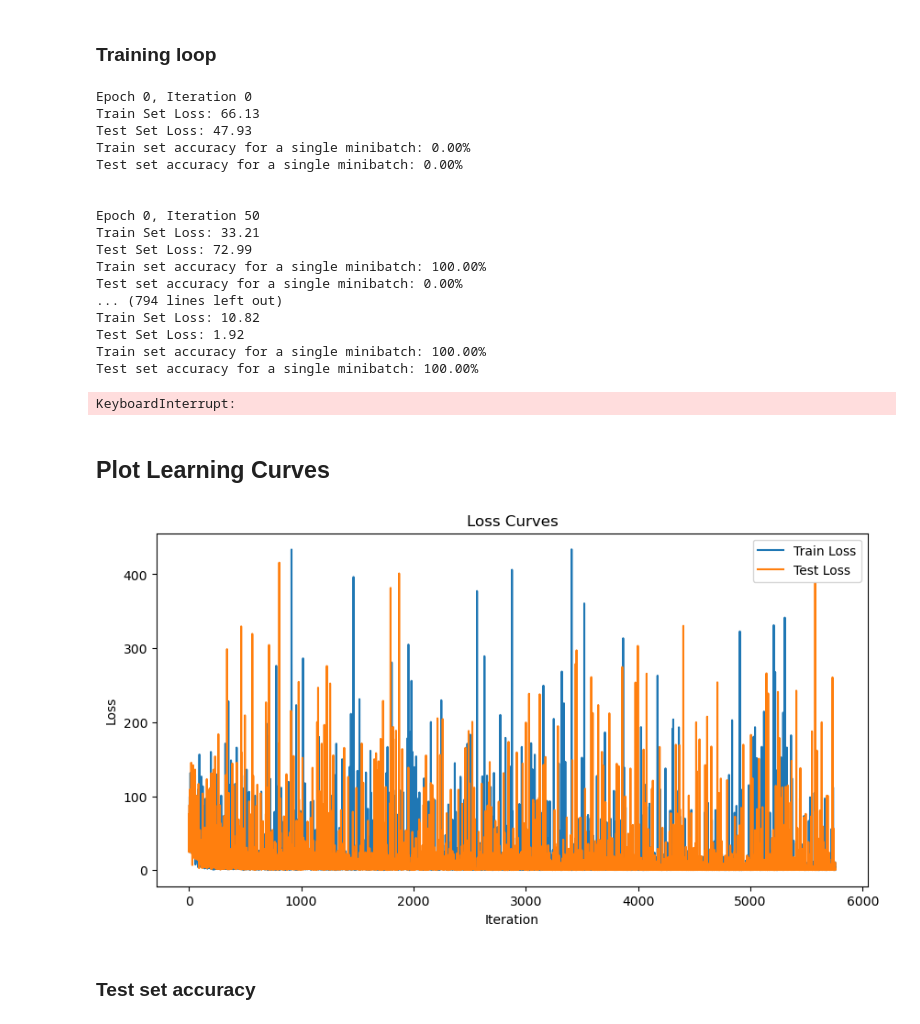
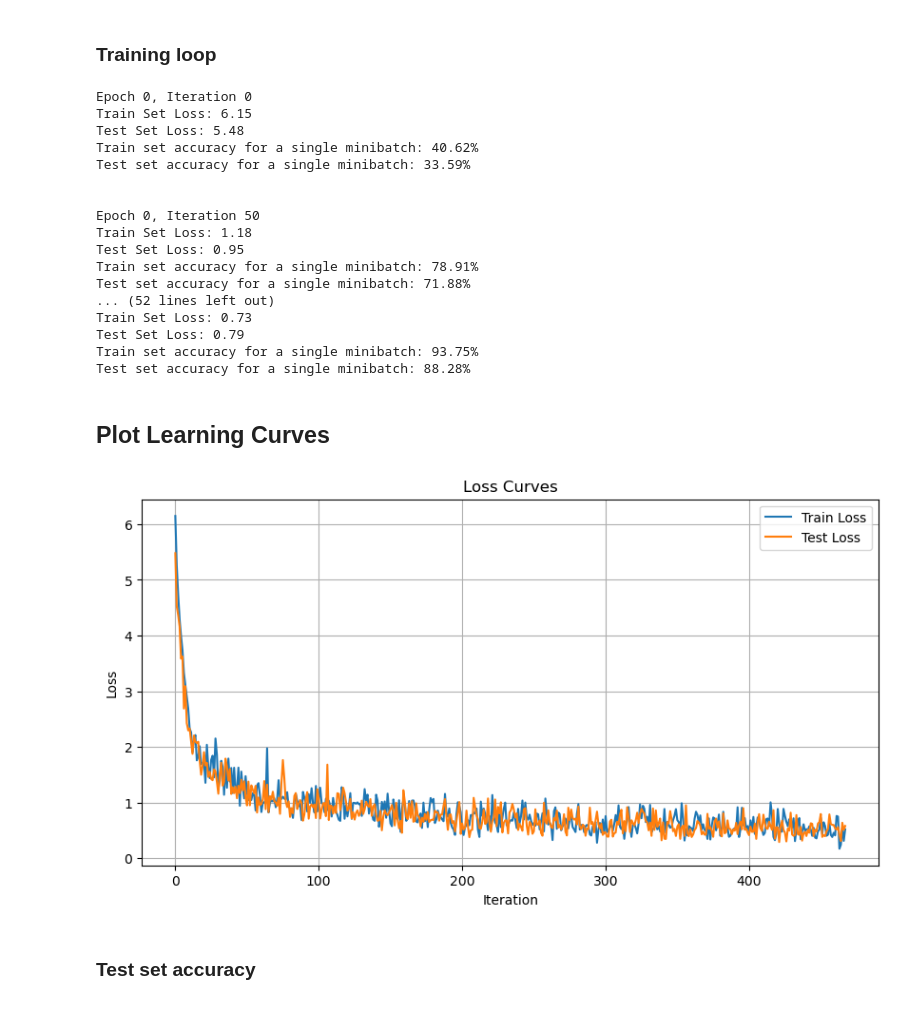
Before and after one commit to jl3720/hw-aware-eprop, a Jupyter notebook: notebooks/mnist_train.ipynb, the cells around one changed output. Drawn from its saved outputs; the diff is of its cells as text; code cells hidden in the pictures.

Commit message:
Trained on N-MNIST dataset w/ BPTT.

```diff
--- a/notebooks/mnist_train.ipynb
+++ b/notebooks/mnist_train.ipynb
@@ -426,7 +427,7 @@ for epoch in range(NUM_EPOCHS):
         net.train()  # Set module to training mode
 
         # Forward pass
-        spk_rec, mem_rec = net(data.view(BATCH_SIZE, -1))
+        spk_rec, mem_rec = net(data)
 
         # Initialise loss and sum over time
         loss_val = torch.zeros((1), dtype=dtype, device=device)
@@ -445,7 +446,7 @@ for epoch in range(NUM_EPOCHS):
         with torch.no_grad():  # Disable gradient tracking when evaluating
             net.eval()  # Set net to eval mode
             test_data, test_targets = next(iter(test_dataloader))
-            output_spikes, output_memb_pots = net(test_data.view(BATCH_SIZE, -1))
+            output_spikes, output_memb_pots = net(test_data)
 
             test_loss = torch.zeros((1), dtype=dtype, device=device)
 
@@ -462,37 +463,37 @@ for epoch in range(NUM_EPOCHS):
             iter_counter += 1
 # %% [output]
 Epoch 0, Iteration 0
-Train Set Loss: 66.13
-Test Set Loss: 47.93
-Train set accuracy for a single minibatch: 0.00%
-Test set accuracy for a single minibatch: 0.00%
+Train Set Loss: 6.15
+Test Set Loss: 5.48
+Train set accuracy for a single minibatch: 40.62%
+Test set accuracy for a single minibatch: 33.59%
 
 
 Epoch 0, Iteration 50
-Train Set Loss: 33.21
-Test Set Loss: 72.99
-Train set accuracy for a single minibatch: 100.00%
-Test set accuracy for a single minibatch: 0.00%
-... (794 lines left out)
-Train Set Loss: 10.82
-Test Set Loss: 1.92
-Train set accuracy for a single minibatch: 100.00%
-Test set accuracy for a single minibatch: 100.00%
+Train Set Loss: 1.18
+Test Set Loss: 0.95
+Train set accuracy for a single minibatch: 78.91%
+Test set accuracy for a single minibatch: 71.88%
+... (52 lines left out)
+Train Set Loss: 0.73
+Test Set Loss: 0.79
+Train set accuracy for a single minibatch: 93.75%
+Test set accuracy for a single minibatch: 88.28%
-KeyboardInterrupt:
 # %% [markdown]
 ## Plot Learning Curves
 # %%
 # Plot Loss
 fig = plt.figure(facecolor="w", figsize=(10, 5))
 plt.plot(train_loss_hist)
 plt.plot(test_loss_hist)
 plt.title("Loss Curves")
 plt.legend(["Train Loss", "Test Loss"])
 plt.xlabel("Iteration")
 plt.ylabel("Loss")
+plt.grid()
 plt.show()
 # %% [output]
-[figure, old version]
+[figure, new version]
 # %% [markdown]
 ### Test set accuracy
 # %% [markdown]
```
Also changed, not shown: parts of 13 cells of this notebook, 1 other file.
